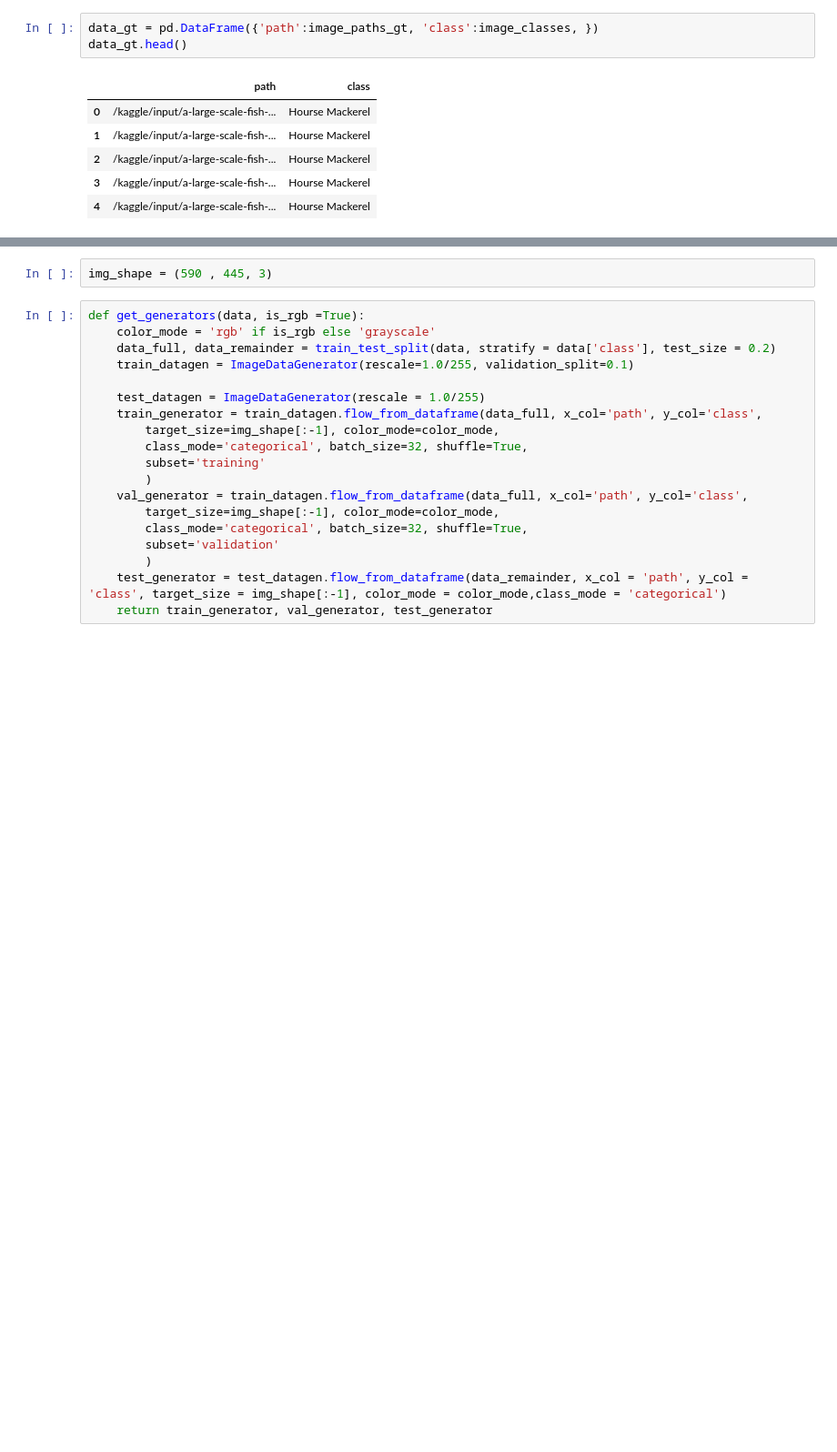
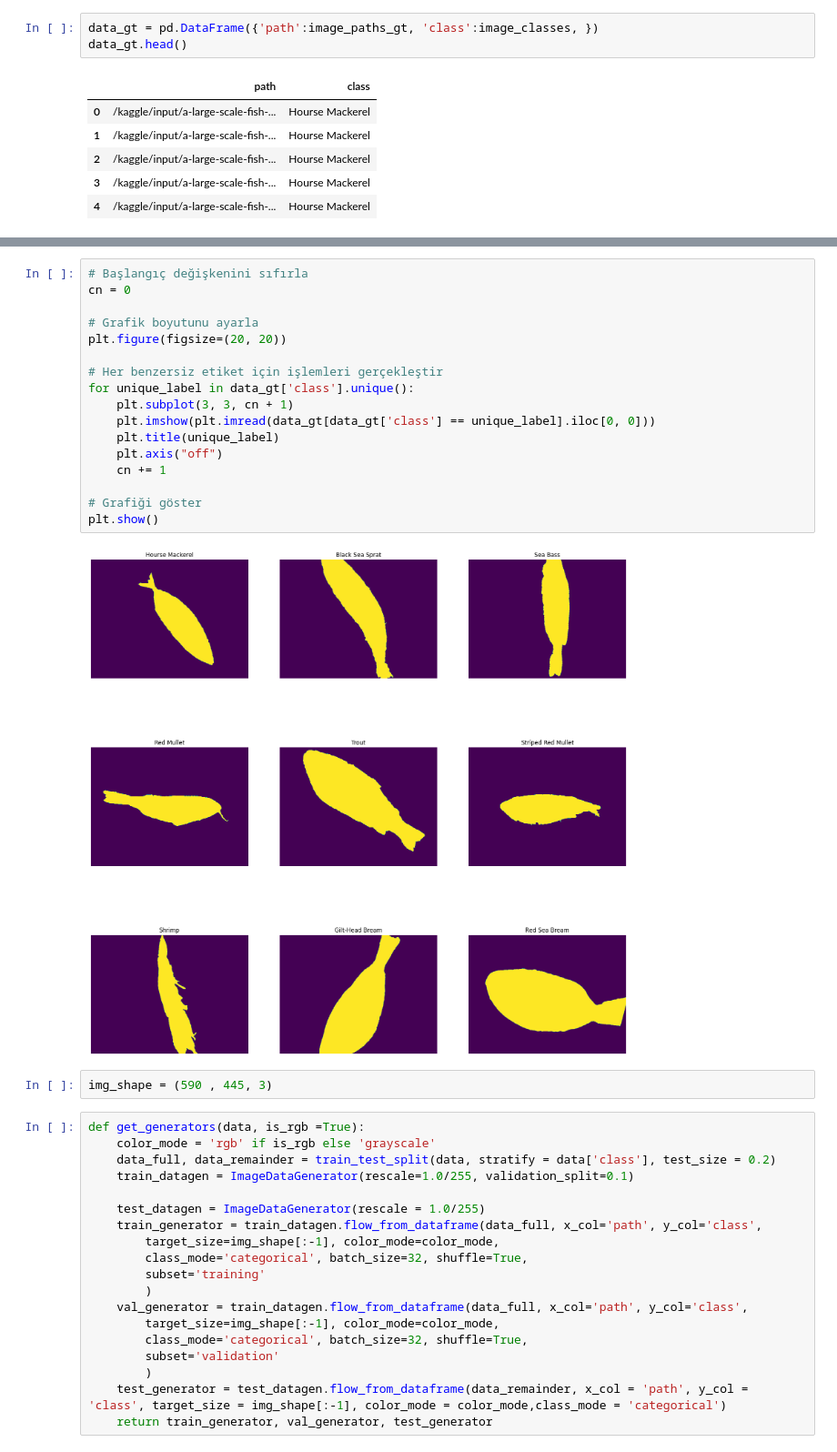
Before and after one commit to SumeyraBayrak/Fish-Segmentation-and-Classification, a Jupyter notebook: exploring-a-large-fish-dataset-for-classification.ipynb, the cells around one changed output, grey strips where cells are left out. Shown at 91% size. Cells and saved outputs as stored; diff of their text form; blank space fills up the shorter version.

```diff
--- a/exploring-a-large-fish-dataset-for-classification.ipynb
+++ b/exploring-a-large-fish-dataset-for-classification.ipynb
@@ -93,3 +149,22 @@ data_gt.head()
+# %%
+# Başlangıç değişkenini sıfırla
+cn = 0
+
+# Grafik boyutunu ayarla
+plt.figure(figsize=(20, 20))
+
+# Her benzersiz etiket için işlemleri gerçekleştir
+for unique_label in data_gt['class'].unique():
+    plt.subplot(3, 3, cn + 1)
+    plt.imshow(plt.imread(data_gt[data_gt['class'] == unique_label].iloc[0, 0]))
+    plt.title(unique_label)
+    plt.axis("off")
+    cn += 1
+
+# Grafiği göster
+plt.show()
+# %% [output]
+[figure, added]
 # %%
 img_shape = (590 , 445, 3)
 # %%
```
Also changed, not shown: parts of 9 cells of this notebook.
